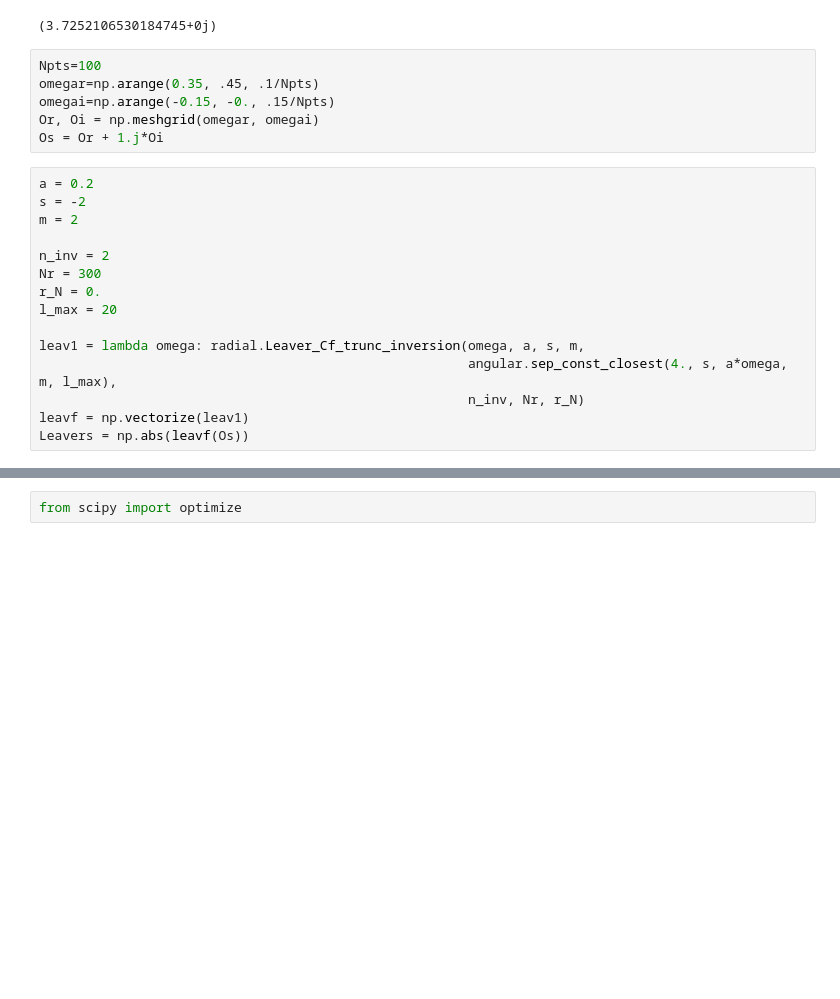
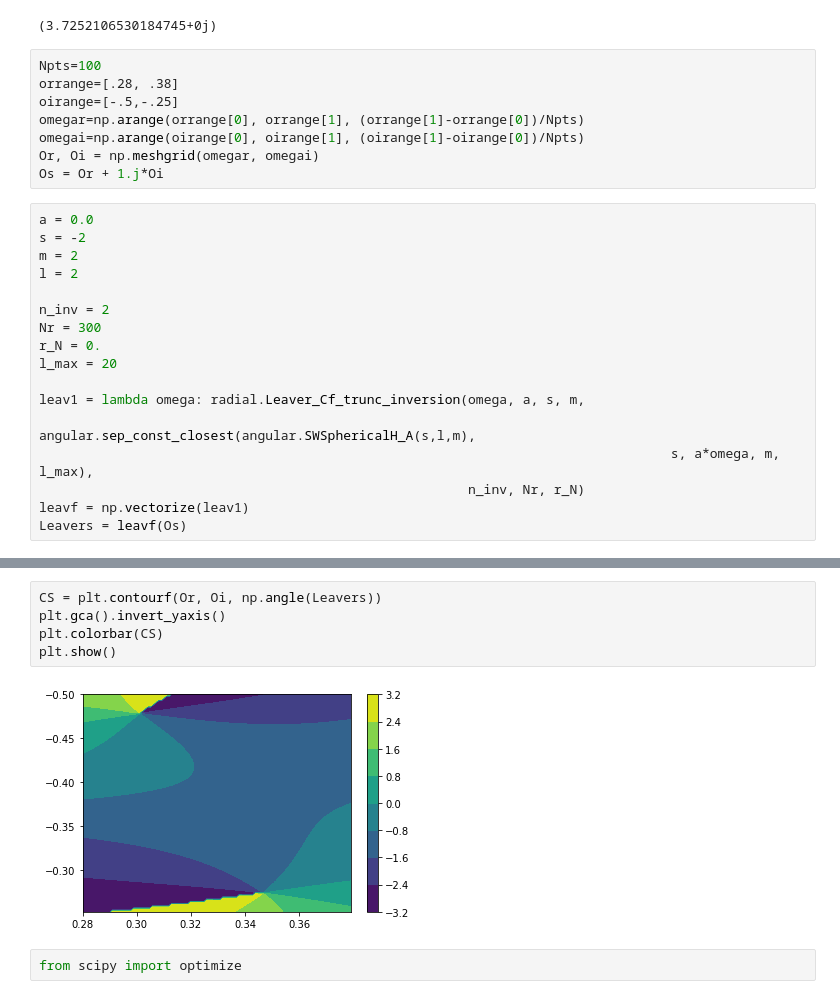
Before and after one commit to duetosymmetry/qnm, a Jupyter notebook: Experiment.ipynb, the cells around one changed output, grey strips where cells are left out. Saved outputs shown, nothing was run; the diff lists cells and outputs as text; blank space fills up the shorter version.

```diff
--- a/Experiment.ipynb
+++ b/Experiment.ipynb
@@ -32,14 +32,17 @@ angular.sep_const_closest(4., -2, 0.1, 2, 20)
 (3.7252106530184745+0j)
 # %%
 Npts=100
-omegar=np.arange(0.35, .45, .1/Npts)
-omegai=np.arange(-0.15, -0., .15/Npts)
+orrange=[.28, .38]
+oirange=[-.5,-.25]
+omegar=np.arange(orrange[0], orrange[1], (orrange[1]-orrange[0])/Npts)
+omegai=np.arange(oirange[0], oirange[1], (oirange[1]-oirange[0])/Npts)
 Or, Oi = np.meshgrid(omegar, omegai)
 Os = Or + 1.j*Oi
 # %%
-a = 0.2
+a = 0.0
 s = -2
 m = 2
+l = 2
 
 n_inv = 2
 Nr = 300
@@ -47,8 +50,9 @@ r_N = 0.
 l_max = 20
 
 leav1 = lambda omega: radial.Leaver_Cf_trunc_inversion(omega, a, s, m,
-                                                       angular.sep_const_closest(4., s, a*omega, m, l_max),
+                                                       angular.sep_const_closest(angular.SWSphericalH_A(s,l,m),
+                                                                                 s, a*omega, m, l_max),
                                                        n_inv, Nr, r_N)
 leavf = np.vectorize(leav1)
-Leavers = np.abs(leavf(Os))
+Leavers = leavf(Os)
 # %%
@@ -60,3 +65,10 @@ plt.show()
+# %%
+CS = plt.contourf(Or, Oi, np.angle(Leavers))
+plt.gca().invert_yaxis()
+plt.colorbar(CS)
+plt.show()
+# %% [output]
+[figure, added]
 # %%
 from scipy import optimize
 # %%
```
Also changed, not shown: parts of 11 cells of this notebook, 2 other files.
